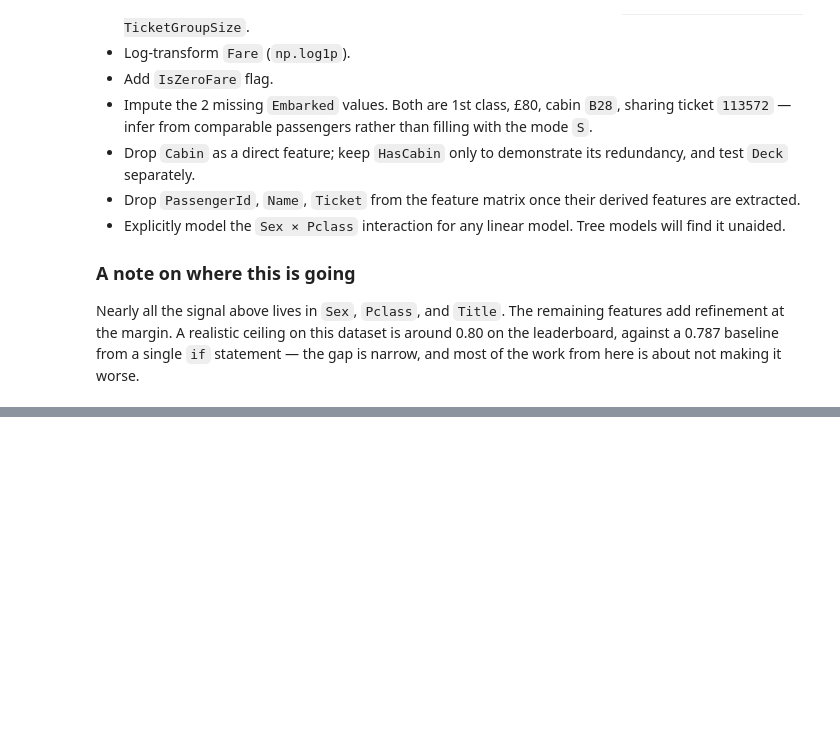
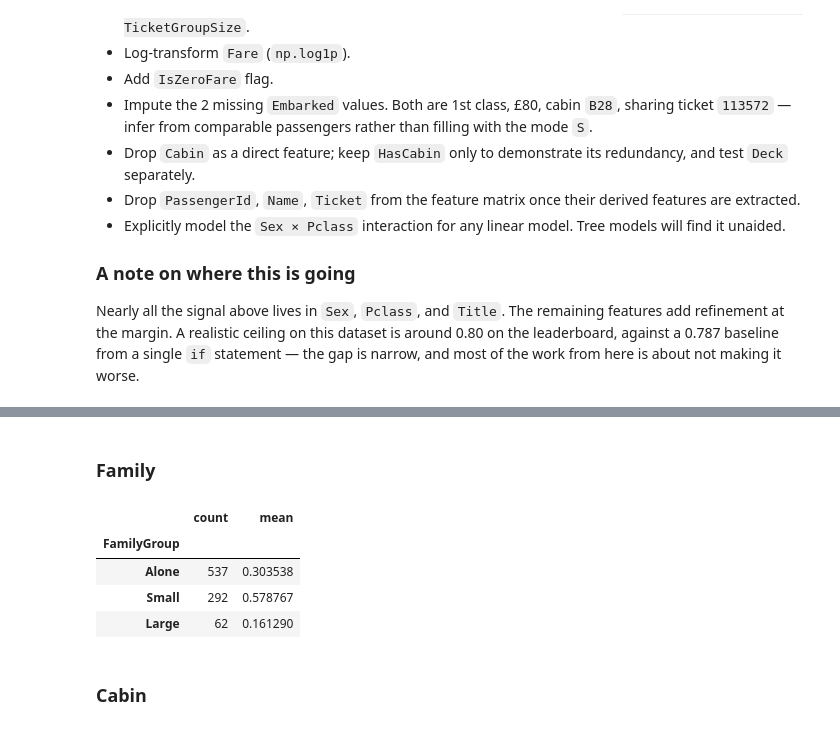
Before and after one commit to ManuelMota-lab/Titanic_kaggel_competition, a Jupyter notebook: titanic.ipynb, the cells around one changed output, grey strips where cells are left out. Cells and saved outputs as stored; diff of their text form; code cells hidden in the pictures; blank space fills up the shorter version.

```diff
--- a/titanic.ipynb
+++ b/titanic.ipynb
@@ -420,0 +430,3 @@ Nearly all the signal above lives in `Sex`, `Pclass`, and `Title`. The remaining
+# %%
+train = train_df.copy()
+test = test_df.copy()
@@ -420,0 +550,2 @@ Nearly all the signal above lives in `Sex`, `Pclass`, and `Title`. The remaining
+# %%
+train['Embarked'] = train['Embarked'].fillna('C')
@@ -420,0 +603,2 @@ Nearly all the signal above lives in `Sex`, `Pclass`, and `Title`. The remaining
+# %% [markdown]
+### Family
@@ -420,0 +611,10 @@ Nearly all the signal above lives in `Sex`, `Pclass`, and `Title`. The remaining
+# %%
+train.groupby('FamilyGroup', observed=True)['Survived'].agg(['count', 'mean'])
+# %% [output]
+|  | count | mean |
+| FamilyGroup |  |  |
+| Alone | 537 | 0.303538 |
+| Small | 292 | 0.578767 |
+| Large | 62 | 0.161290 |
+# %% [markdown]
+### Cabin
```
Also changed, not shown: parts of 30 cells of this notebook.
